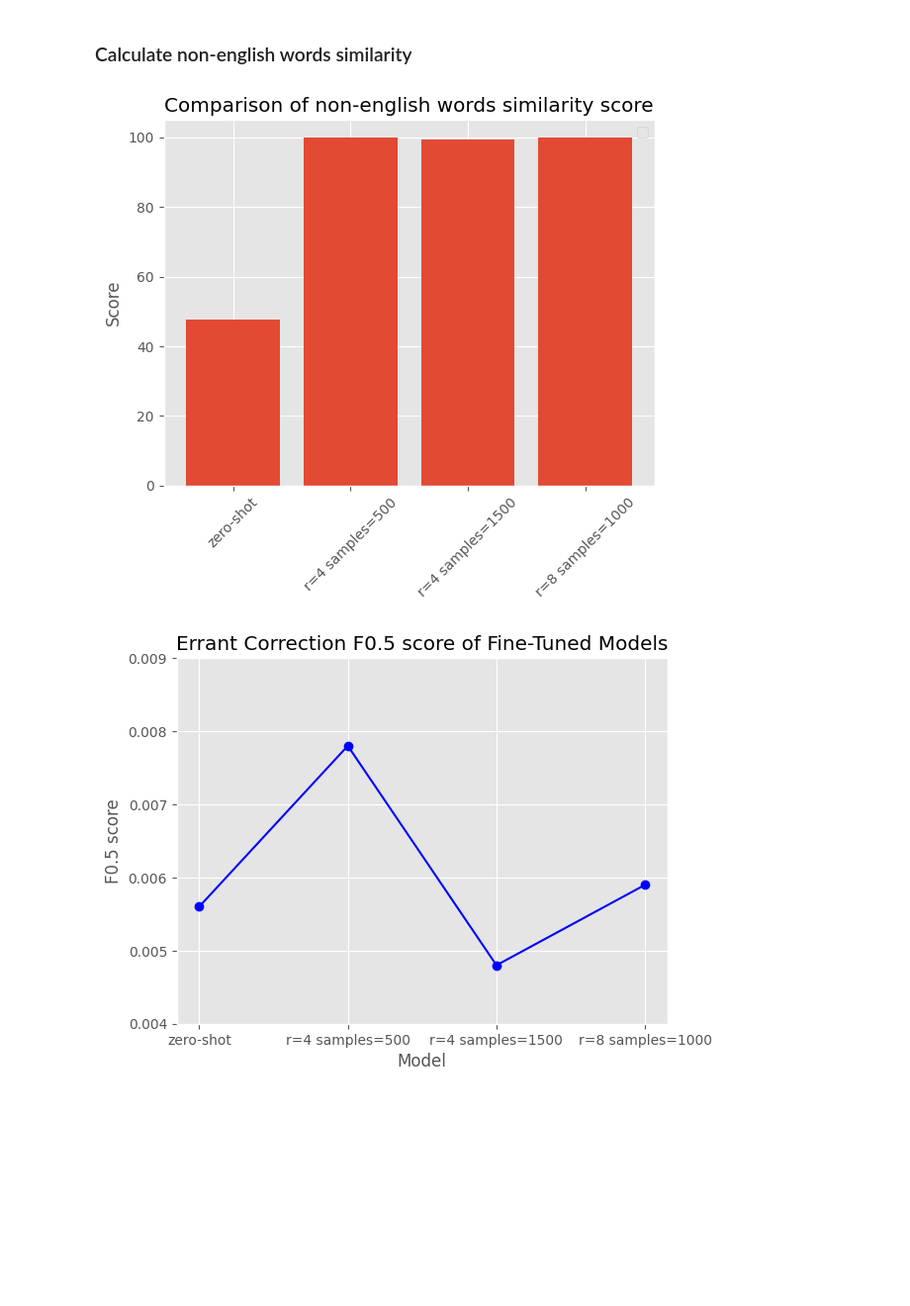
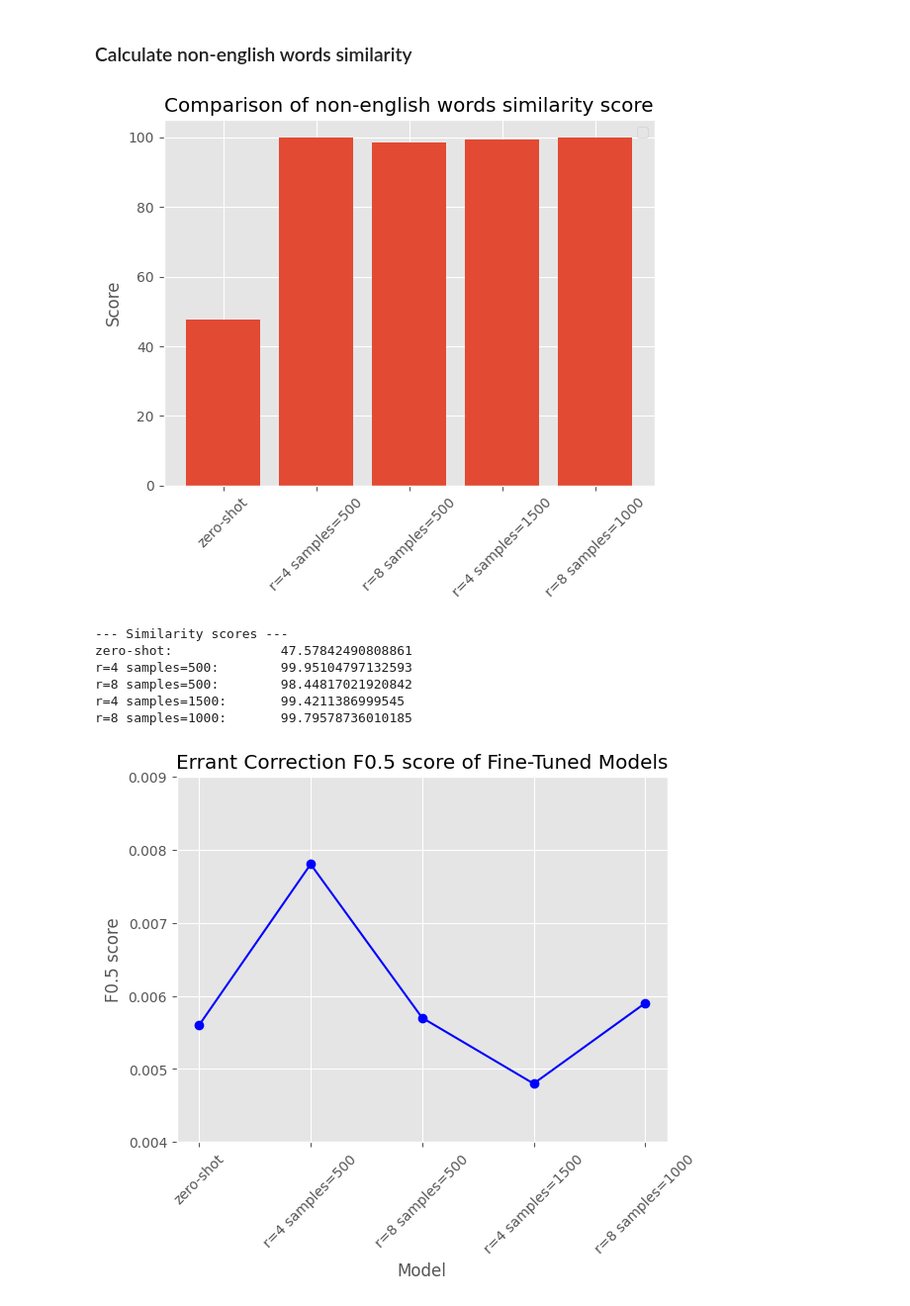
Before and after one commit to Reennon/ua-gec-lora, a Jupyter notebook: notebooks/models-output-analysis.ipynb, the cells around one changed output. Shown at 99% size. Cells and saved outputs as stored; diff of their text form; code cells hidden in the pictures; blank space fills up the shorter version.

Commit message:
Kaggle Notebook | Models output analysis | Version 2

```diff
--- a/notebooks/models-output-analysis.ipynb
+++ b/notebooks/models-output-analysis.ipynb
@@ -66,6 +66,7 @@ file_paths = [
     '/kaggle/input/valid-tgt-txt/valid.tgt.txt',
     '/kaggle/input/generated/raw.txt',
     '/kaggle/input/generated/fine-tuned-r4-500.txt',
+    '/kaggle/input/generated/fine-tuned-r8-500.txt',
     '/kaggle/input/generated/fine-tuned-r4-1500.txt',
     '/kaggle/input/generated/fine-tuned-r8-1000.txt'
 ]
@@ -74,6 +75,7 @@ names = [
     'target',
     'zero-shot',
     'r=4 samples=500',
+    'r=8 samples=500',
     'r=4 samples=1500',
     'r=8 samples=1000',
 ]
@@ -83,6 +85,7 @@ errant_correction_scores= [
     1,
     0.0056,
     0.0078,
+    0.0057,
     0.0048,
     0.0059
 ]
@@ -91,6 +94,7 @@ errant_detection_scores= [
     1,
     0.0489,
     0.0521,
+    0.0509,
     0.0473,
     0.0491
 ]
@@ -152,19 +157,32 @@ plt.legend()
 
 plt.show()
 # %% [output]
-[figure, old version]
+[figure, new version]
+# %%
+print('--- Similarity scores ---')
+
+for score, name in zip(content_similarity_score_scaled, names[1:]):
+    print(f'{name}:\t\t{score}') if name=='zero-shot' else print(f'{name}:\t{score}')
+# %% [output]
+--- Similarity scores ---
+zero-shot:              47.57842490808861
+r=4 samples=500:        99.95104797132593
+r=8 samples=500:        98.44817021920842
+r=4 samples=1500:       99.4211386999545
+r=8 samples=1000:       99.79578736010185
 # %%
 fine_tuned_models_df = df[df['Name'] != 'target']
 
 plt.plot(fine_tuned_models_df['Name'], fine_tuned_models_df['Errant Correction'],marker='o',color='blue')
 plt.title('Errant Correction F0.5 score of Fine-Tuned Models')
 plt.xlabel('Model')
+plt.xticks(rotation=45)
 plt.ylabel('F0.5 score')
 plt.ylim(0.004, 0.009)
 plt.grid(True)
 plt.show()
 # %% [output]
-[figure, old version]
+[figure, new version]
 # %%
 plt.plot(fine_tuned_models_df['Name'], fine_tuned_models_df['Errant Detection'],marker='o',color='blue')
 plt.title('Errant Detection F0.5 score of Fine-Tuned Models')
```
Also changed, not shown: parts of 3 cells of this notebook.
